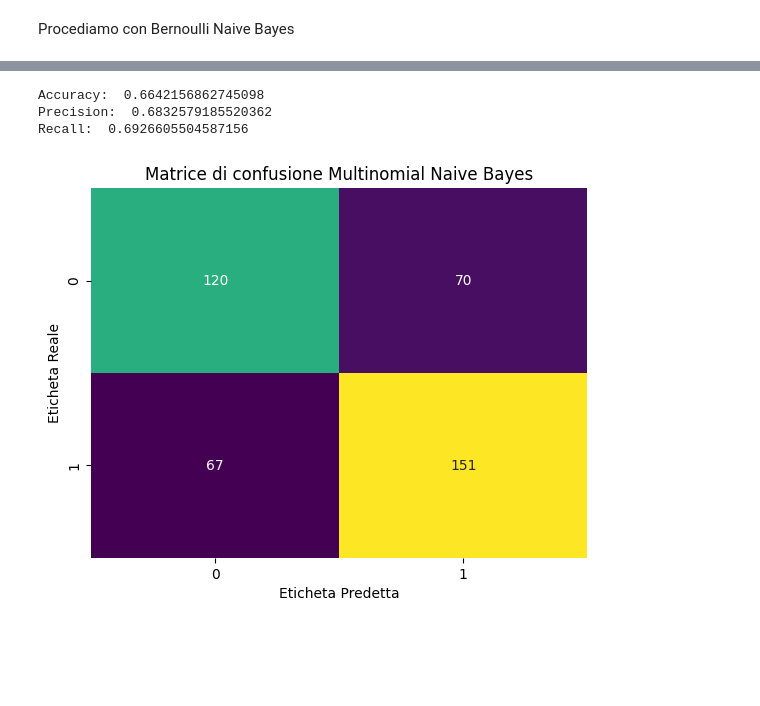
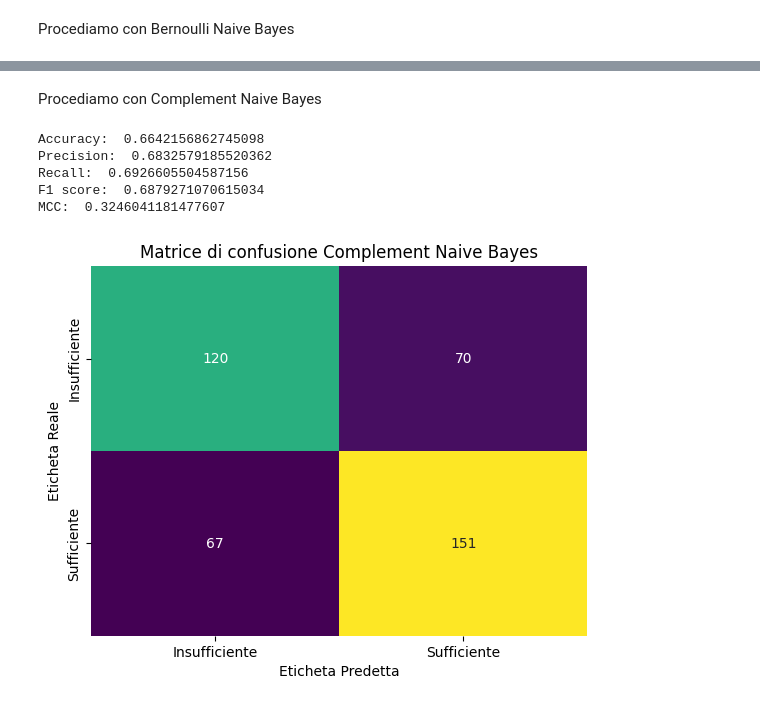
Before and after one commit to bafiuss/Sapore-DiVino, a Jupyter notebook: Sapore_DiVino-CODICE.ipynb, the cells around one changed output, grey strips where cells are left out. Cells and saved outputs as stored; diff of their text form; code cells hidden in the pictures; blank space fills up the shorter version.

```diff
--- a/Sapore_DiVino-CODICE.ipynb
+++ b/Sapore_DiVino-CODICE.ipynb
@@ -340,23 +361,31 @@ Recall:  0.9220183486238532
+# %% [markdown]
+Procediamo con Complement Naive Bayes
 # %%
 cmplnb.fit(X_train,Y_train.values.ravel()) #training
 y_pred_4 = cmplnb.predict(X_test) #testing
 
 accuracyCNB = accuracy_score(Y_test,y_pred_4)
 precisionCNB = precision_score(Y_test,y_pred_4)
 recallCNB = recall_score(Y_test,y_pred_4)
+mccCNB = matthews_corrcoef(Y_test, y_pred_4)
+f1_scoreCNB = f1_score(Y_test, y_pred_4)
 print('Accuracy: ' , accuracyCNB)
 print('Precision: ' , precisionCNB)
 print('Recall: ' , recallCNB)
+print('F1 score: ', f1_scoreCNB)
+print('MCC: ', mccCNB)
 
-labels=['0', '1']
+labels=['Insufficiente', 'Sufficiente']
 confusion_matrix_result = confusion_matrix(Y_test,y_pred_4)
 sns.heatmap(confusion_matrix_result, annot=True, fmt='d', cmap='viridis', xticklabels=labels, yticklabels=labels,cbar=False)
-plt.title('Matrice di confusione Multinomial Naive Bayes')
+plt.title('Matrice di confusione Complement Naive Bayes')
 plt.xlabel('Eticheta Predetta')
 plt.ylabel('Eticheta Reale')
 plt.show()
 # %% [output]
 Accuracy:  0.6642156862745098
 Precision:  0.6832579185520362
 Recall:  0.6926605504587156
+F1 score:  0.6879271070615034
+MCC:  0.3246041181477607
-[figure, old version]
+[figure, new version]
```
Also changed, not shown: parts of 11 cells of this notebook.
